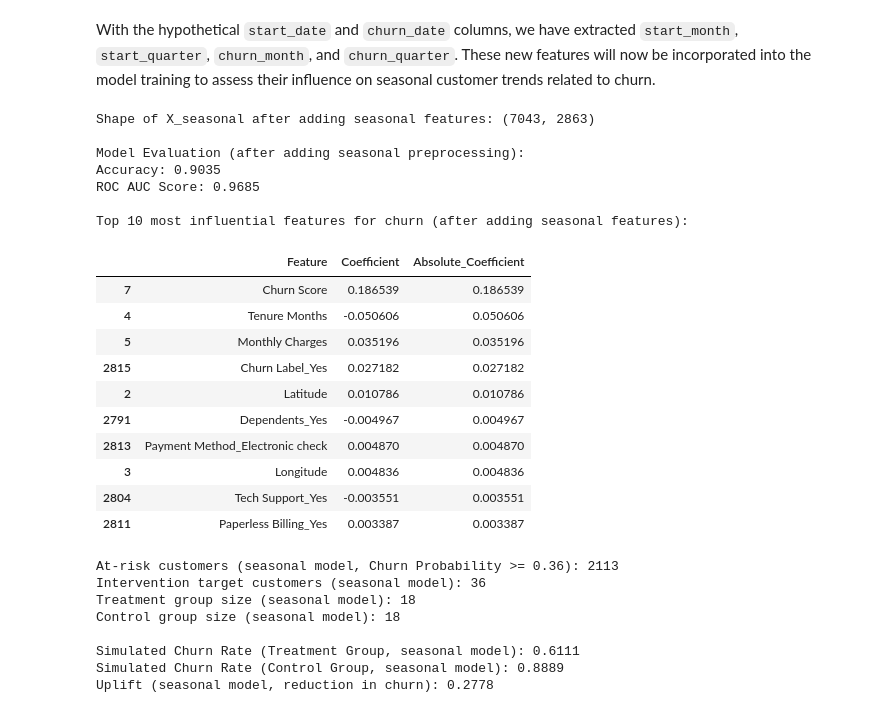
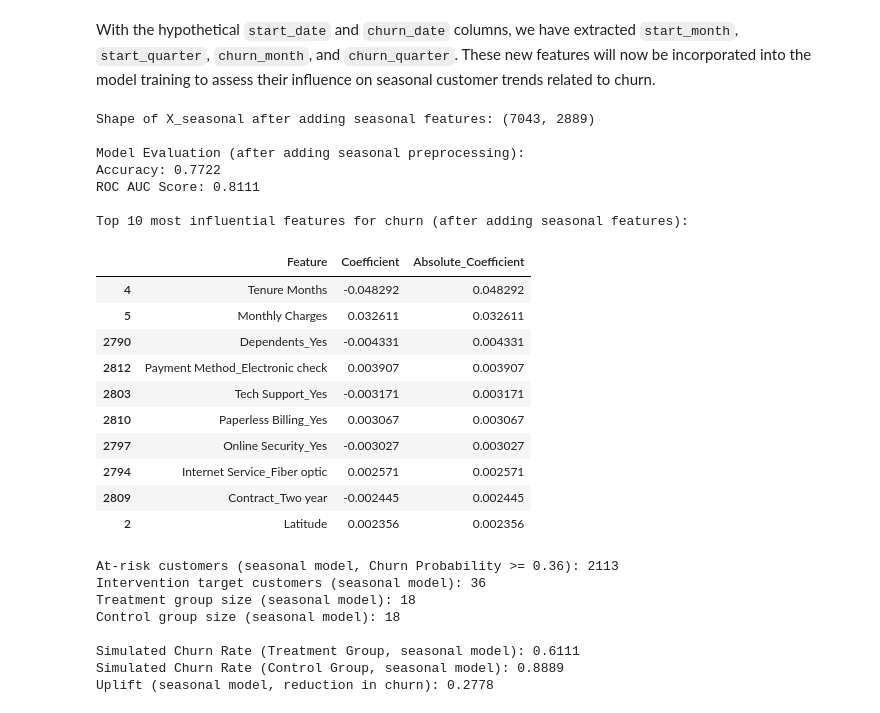
Before and after one commit to sabeiaung8/Customer-Analysis-from-Market-Campaign, a Jupyter notebook: Uplift_Churn_Modelling.ipynb, the cells around one changed output. Cells and saved outputs as stored; diff of their text form; code cells hidden in the pictures.

```diff
--- a/Uplift_Churn_Modelling.ipynb
+++ b/Uplift_Churn_Modelling.ipynb
@@ -628,15 +647,20 @@ categorical_cols_seasonal = df_seasonal.select_dtypes(include='object').columns.
                               ['start_month', 'start_quarter', 'churn_month', 'churn_quarter']
 
 # Exclude 'start_date' and 'churn_date' from one-hot encoding as they are datetime objects
-# or already processed into categorical ints for get_dummies
 categorical_cols_seasonal = [col for col in categorical_cols_seasonal if col not in ['start_date', 'churn_date']]
 
 # Ensure 'Total Charges' is not in categorical_cols_seasonal (it should be numeric)
 if 'Total Charges' in categorical_cols_seasonal:
     categorical_cols_seasonal.remove('Total Charges')
 
+# --- NEW: Remove 'Churn Label' from categorical columns to prevent it from being a feature ---
+# This removes 'Churn Label' from the list of columns to be one-hot encoded.
+# However, 'Churn Label' (as an object column) will still remain in df_telco_processed_seasonal
+# if not explicitly dropped later from the feature set.
+if 'Churn Label' in categorical_cols_seasonal:
+    categorical_cols_seasonal.remove('Churn Label')
+
 # Convert new integer categorical columns to object for get_dummies if they aren't already
-# This step assumes that 'start_month', 'start_quarter', etc. were successfully created in the previous step.
 for col in ['start_month', 'start_quarter', 'churn_month', 'churn_quarter']:
     df_seasonal[col] = df_seasonal[col].astype(object)
 
@@ -644,7 +668,9 @@ df_telco_processed_seasonal = pd.get_dummies(df_seasonal.drop(columns=['start_da
                                             columns=categorical_cols_seasonal, drop_first=True, dtype=int)
 
 # Define features (X_seasonal) and target (y_seasonal)
-X_seasonal = df_telco_processed_seasonal.drop('Churn Value', axis=1)
+# --- FIX: Explicitly drop 'Churn Label' here, as it's an object column and a direct target proxy ---
+features_to_drop_seasonal = ['Churn Value', 'Churn Score', 'Churn Label']
+X_seasonal = df_telco_processed_seasonal.drop(columns=features_to_drop_seasonal, axis=1, errors='ignore')
 y_seasonal = df_telco_processed_seasonal['Churn Value']
 
 print(f"Shape of X_seasonal after adding seasonal features: {X_seasonal.shape}")
@@ -655,46 +681,46 @@ X_train_seasonal, X_test_seasonal, y_train_seasonal, y_test_seasonal = train_tes
 )
 
 # Re-train the Logistic Regression model with the new dataset
 model_seasonal = LogisticRegression(solver='liblinear', random_state=42, max_iter=1000)
 model_seasonal.fit(X_train_seasonal, y_train_seasonal)
 
 # Re-evaluate the model
 y_pred_seasonal = model_seasonal.predict(X_test_seasonal)
 y_prob_seasonal = model_seasonal.predict_proba(X_test_seasonal)[:, 1]
 
 print("\nModel Evaluation (after adding seasonal preprocessing):")
 print(f"Accuracy: {accuracy_score(y_test_seasonal, y_pred_seasonal):.4f}")
 print(f"ROC AUC Score: {roc_auc_score(y_test_seasonal, y_prob_seasonal):.4f}")
 
 # Recalculate coefficients with the new model
 coefficients_seasonal = pd.DataFrame({
     'Feature': X_seasonal.columns,
     'Coefficient': model_seasonal.coef_[0]
 })
 coefficients_seasonal['Absolute_Coefficient'] = abs(coefficients_seasonal['Coefficient'])
 coefficients_seasonal = coefficients_seasonal.sort_values(by='Absolute_Coefficient', ascending=False)
 
 print("\nTop 10 most influential features for churn (after adding seasonal features):")
 display(coefficients_seasonal.head(10))
 # %% [output]
-Shape of X_seasonal after adding seasonal features: (7043, 2863)
+Shape of X_seasonal after adding seasonal features: (7043, 2889)
 
 Model Evaluation (after adding seasonal preprocessing):
-Accuracy: 0.9035
-ROC AUC Score: 0.9685
+Accuracy: 0.7722
+ROC AUC Score: 0.8111
 
 Top 10 most influential features for churn (after adding seasonal features):
 |  | Feature | Coefficient | Absolute_Coefficient |
-| 7 | Churn Score | 0.186539 | 0.186539 |
-| 4 | Tenure Months | -0.050606 | 0.050606 |
-| 5 | Monthly Charges | 0.035196 | 0.035196 |
-| 2815 | Churn Label_Yes | 0.027182 | 0.027182 |
-| 2 | Latitude | 0.010786 | 0.010786 |
-| 2791 | Dependents_Yes | -0.004967 | 0.004967 |
-| 2813 | Payment Method_Electronic check | 0.004870 | 0.004870 |
-| 3 | Longitude | 0.004836 | 0.004836 |
-| 2804 | Tech Support_Yes | -0.003551 | 0.003551 |
-| 2811 | Paperless Billing_Yes | 0.003387 | 0.003387 |
+| 4 | Tenure Months | -0.048292 | 0.048292 |
+| 5 | Monthly Charges | 0.032611 | 0.032611 |
+| 2790 | Dependents_Yes | -0.004331 | 0.004331 |
+| 2812 | Payment Method_Electronic check | 0.003907 | 0.003907 |
+| 2803 | Tech Support_Yes | -0.003171 | 0.003171 |
+| 2810 | Paperless Billing_Yes | 0.003067 | 0.003067 |
+| 2797 | Online Security_Yes | -0.003027 | 0.003027 |
+| 2794 | Internet Service_Fiber optic | 0.002571 | 0.002571 |
+| 2809 | Contract_Two year | -0.002445 | 0.002445 |
+| 2 | Latitude | 0.002356 | 0.002356 |
 # %%
 # --- Step 4: Re-simulate uplift with seasonal features ---
 
```
Also changed, not shown: parts of 35 cells of this notebook.
